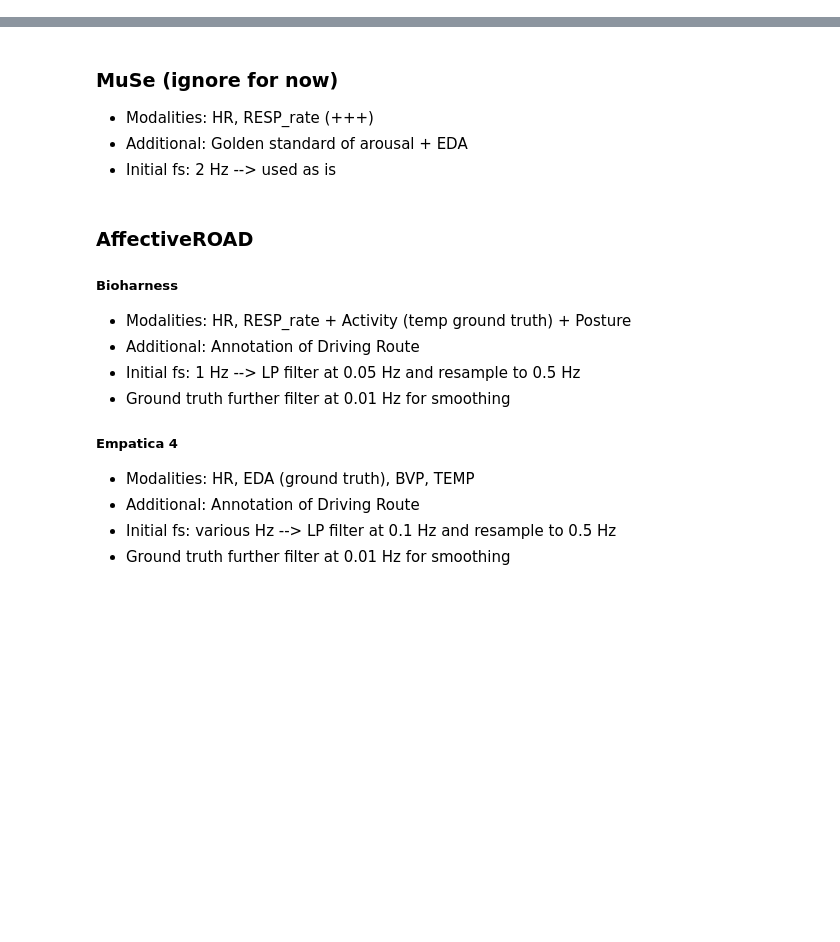
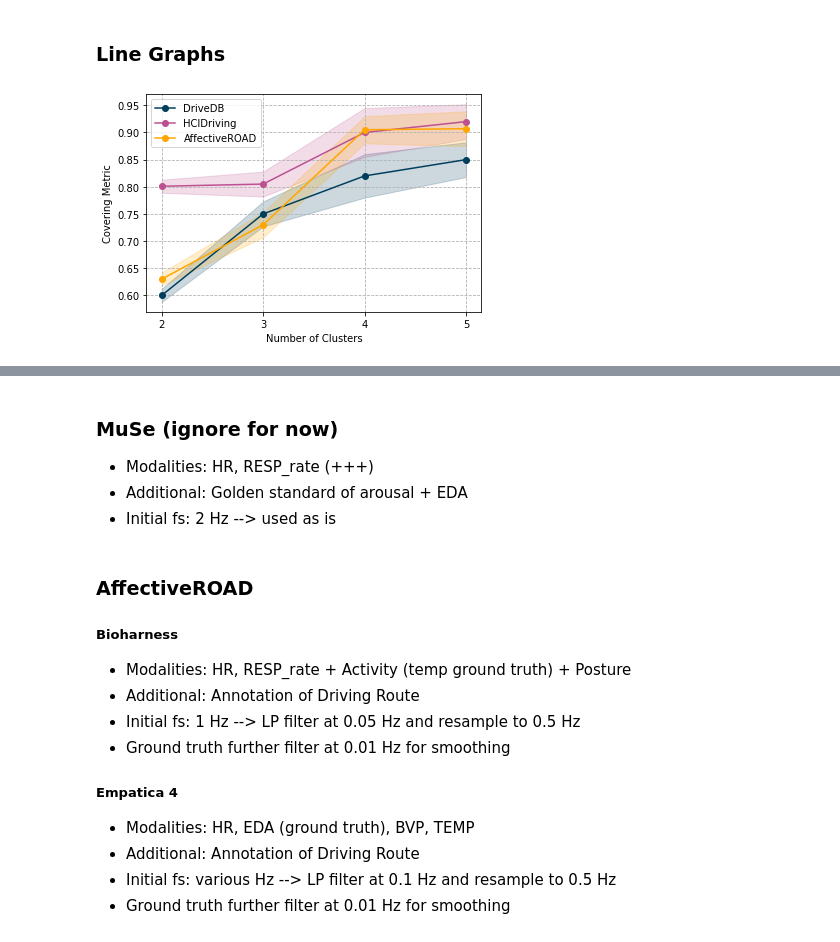
Before and after one commit to usc-sail/ggs_driving, a Jupyter notebook: exploratory.ipynb, the cells around one changed output, grey strips where cells are left out. Cells and saved outputs as stored; diff of their text form; code cells hidden in the pictures; blank space fills up the shorter version.

```diff
--- a/exploratory.ipynb
+++ b/exploratory.ipynb
@@ -47,0 +61,32 @@ participant_6 0.645
+# %% [markdown]
+### Line Graphs
+# %%
+plt.figure()
+colors = ["#003f5c", "#bc5090", "#ffa600"]
+labels = ["DriveDB", "HCIDriving", "AffectiveROAD"]
+
+x = [2, 3, 4, 5]
+plt.xticks(x)
+
+line1 = np.array([0.600, 0.750, 0.820, 0.850])
+line2 = np.array([0.801, 0.805, 0.900, 0.920])
+line3 = np.array([0.630, 0.730, 0.905, 0.907])
+
+std1 = np.array([0.012, 0.023, 0.040, 0.032])
+std2 = np.array([0.012, 0.023, 0.045, 0.032])
+std3 = np.array([0.012, 0.023, 0.025, 0.032])
+
+plt.plot(x, line1, color=colors[0], marker="o", label=labels[0])
+plt.fill_between(x, line1 - std1, line1 + std1, color=colors[0], alpha=0.2)
+plt.plot(x, line2, color=colors[1], marker="o",label=labels[1])
+plt.fill_between(x, line2 - std2, line2 + std2, color=colors[1], alpha=0.2)
+plt.plot(x, line3, color=colors[2], marker="o", label=labels[2])
+plt.fill_between(x, line3 - std3, line3 + std3, color=colors[2], alpha=0.2)
+
+plt.grid(linestyle="--")
+plt.ylabel("Covering Metric")
+plt.xlabel("Number of Clusters")
+plt.legend()
+plt.show()
+# %% [output]
+[figure, added]
```
Also changed, not shown: parts of 4 cells of this notebook.
